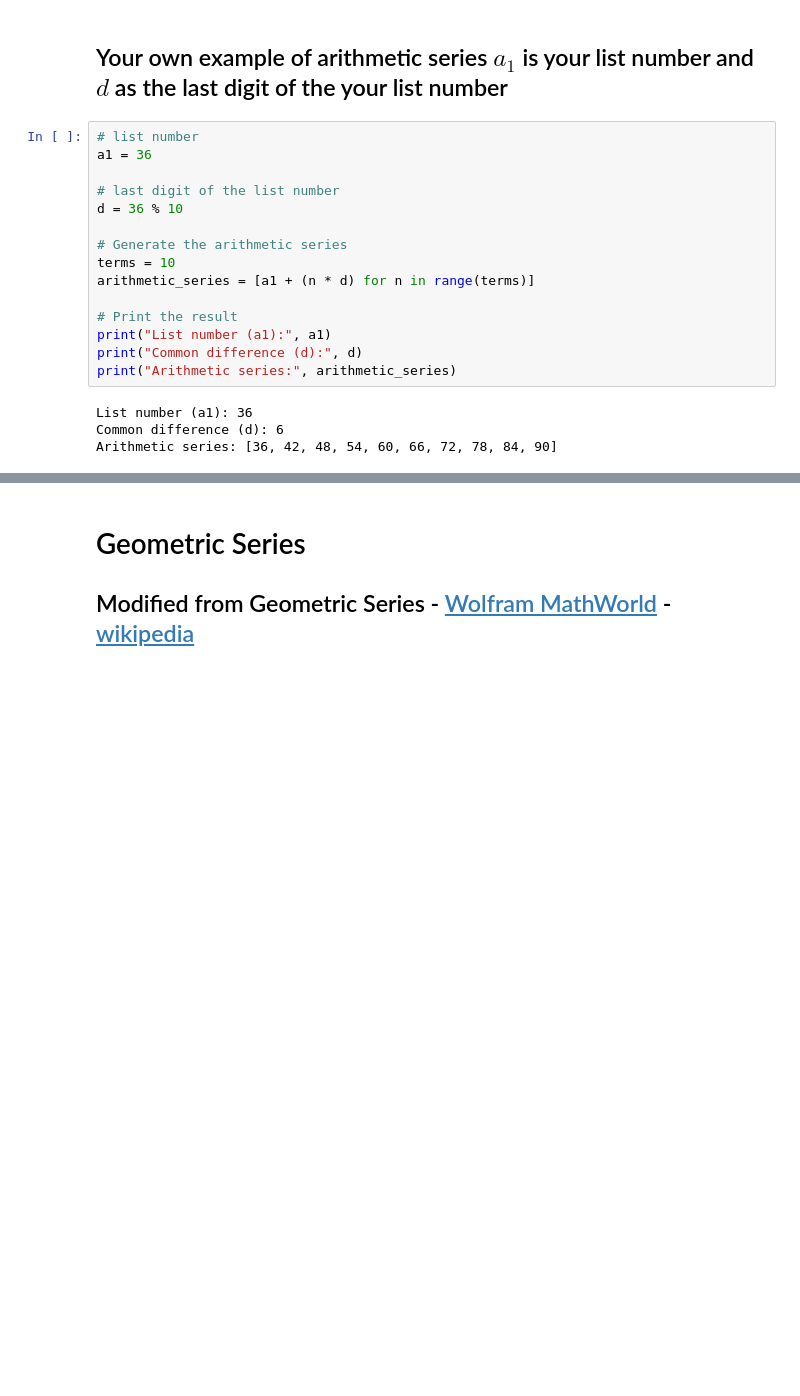
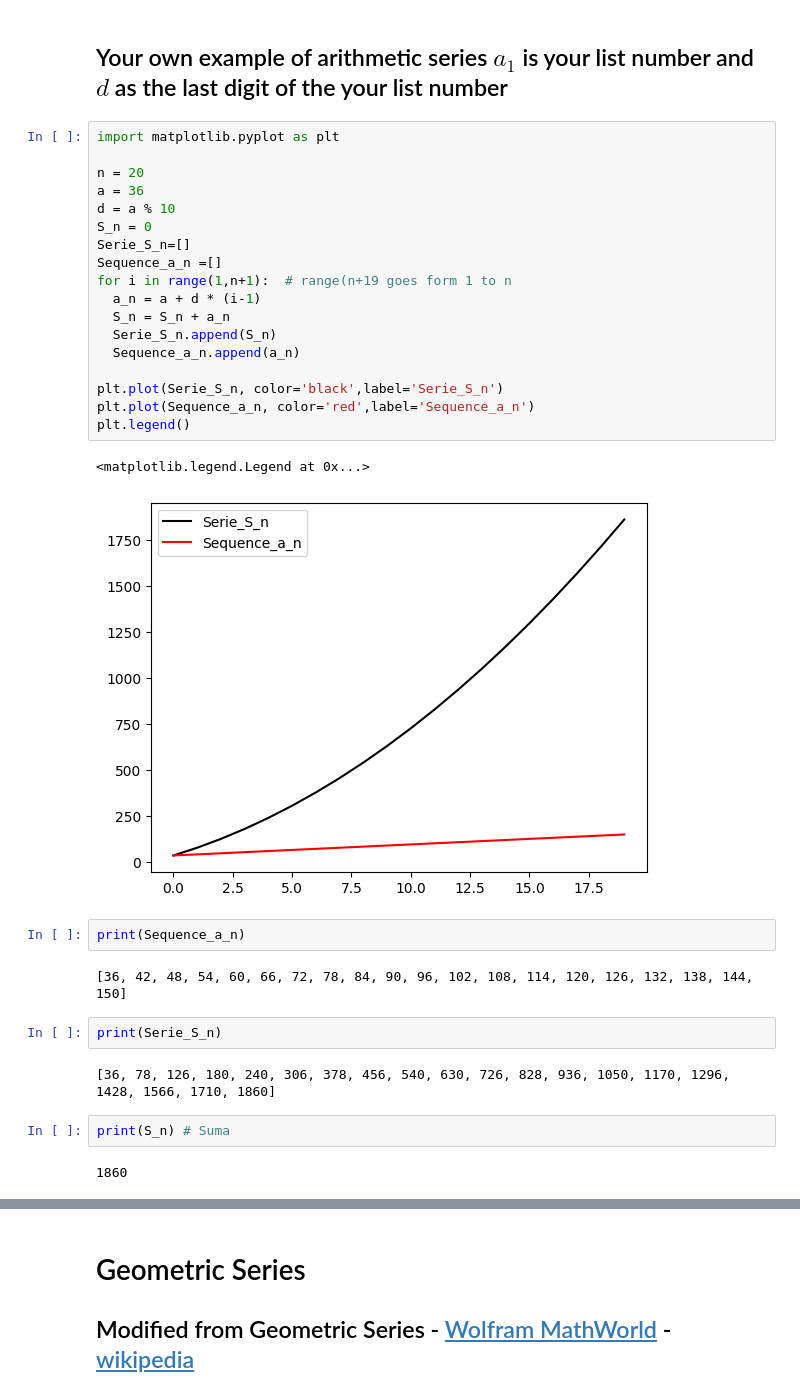
Before and after one commit to jpastor1649/Metodos-Numericos-2024II, a Jupyter notebook: Lab3/jpastorArithmeticSeriesGeometricSeriesPowerSums.ipynb, the cells around one changed output, grey strips where cells are left out. Drawn from its saved outputs; the diff is of its cells as text; blank space fills up the shorter version.

```diff
--- a/Lab3/jpastorArithmeticSeriesGeometricSeriesPowerSums.ipynb
+++ b/Lab3/jpastorArithmeticSeriesGeometricSeriesPowerSums.ipynb
@@ -220,22 +220,36 @@ plt.legend()
 [figure]
 # %% [markdown]
 ## Your own example of arithmetic series $a_1$ is your list number and $d$ as the last digit of the your list number
-# %%
-# list number
-a1 = 36
-
-# last digit of the list number
-d = 36 % 10
-
-# Generate the arithmetic series
-terms = 10
-arithmetic_series = [a1 + (n * d) for n in range(terms)]
-
-# Print the result
-print("List number (a1):", a1)
-print("Common difference (d):", d)
-print("Arithmetic series:", arithmetic_series)
-# %% [output]
-List number (a1): 36
-Common difference (d): 6
-Arithmetic series: [36, 42, 48, 54, 60, 66, 72, 78, 84, 90]
+# %%
+import matplotlib.pyplot as plt
+
+n = 20
+a = 36
+d = a % 10
+S_n = 0
+Serie_S_n=[]
+Sequence_a_n =[]
+for i in range(1,n+1):  # range(n+19 goes form 1 to n
+  a_n = a + d * (i-1)
+  S_n = S_n + a_n
+  Serie_S_n.append(S_n)
+  Sequence_a_n.append(a_n)
+
+plt.plot(Serie_S_n, color='black',label='Serie_S_n')
+plt.plot(Sequence_a_n, color='red',label='Sequence_a_n')
+plt.legend()
+# %% [output]
+<matplotlib.legend.Legend at 0x...>
+[figure, added]
+# %%
+print(Sequence_a_n)
+# %% [output]
+[36, 42, 48, 54, 60, 66, 72, 78, 84, 90, 96, 102, 108, 114, 120, 126, 132, 138, 144, 150]
+# %%
+print(Serie_S_n)
+# %% [output]
+[36, 78, 126, 180, 240, 306, 378, 456, 540, 630, 726, 828, 936, 1050, 1170, 1296, 1428, 1566, 1710, 1860]
+# %%
+print(S_n) # Suma
+# %% [output]
+1860
```
Also changed, not shown: parts of 21 cells of this notebook.
